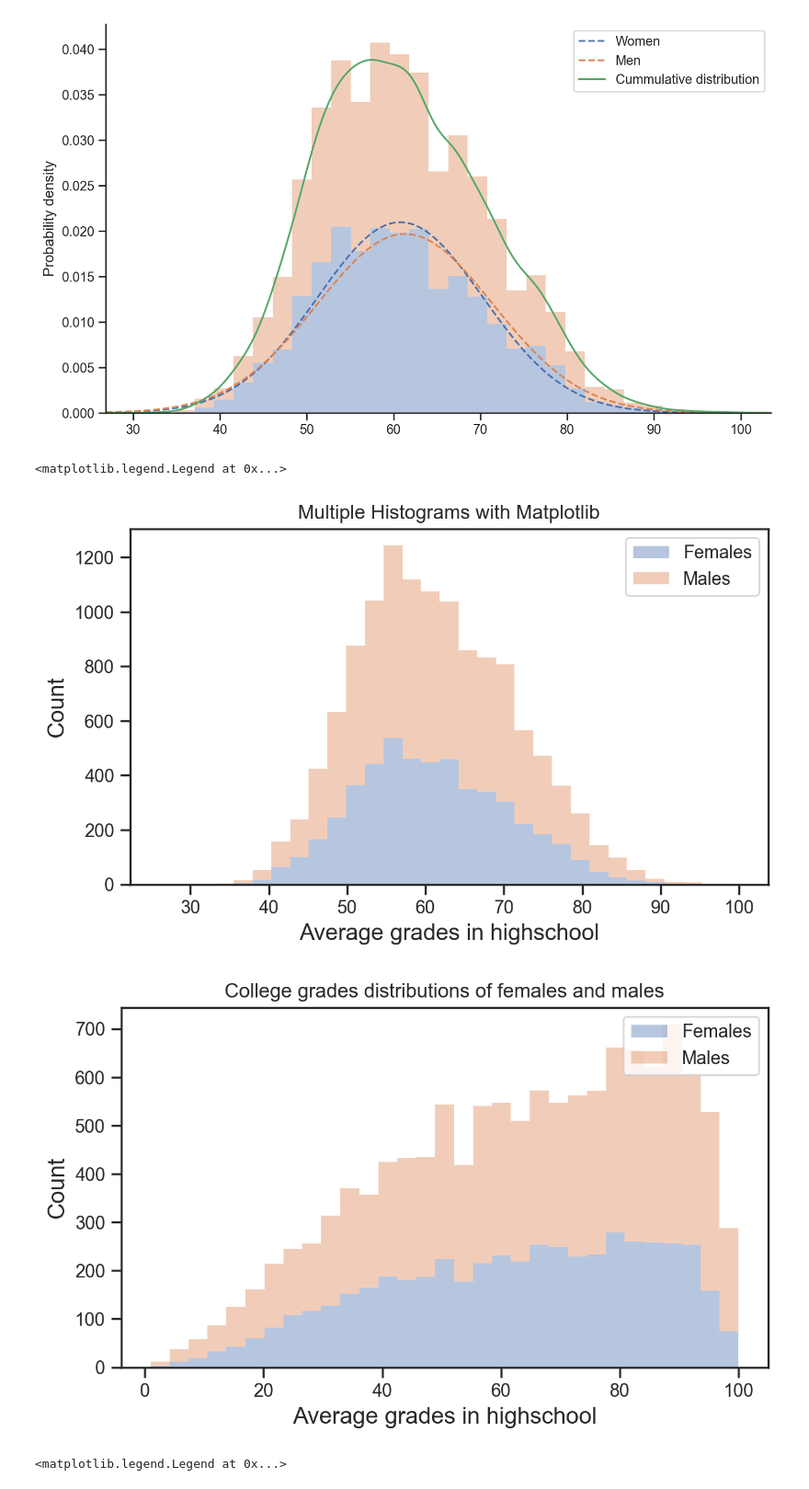
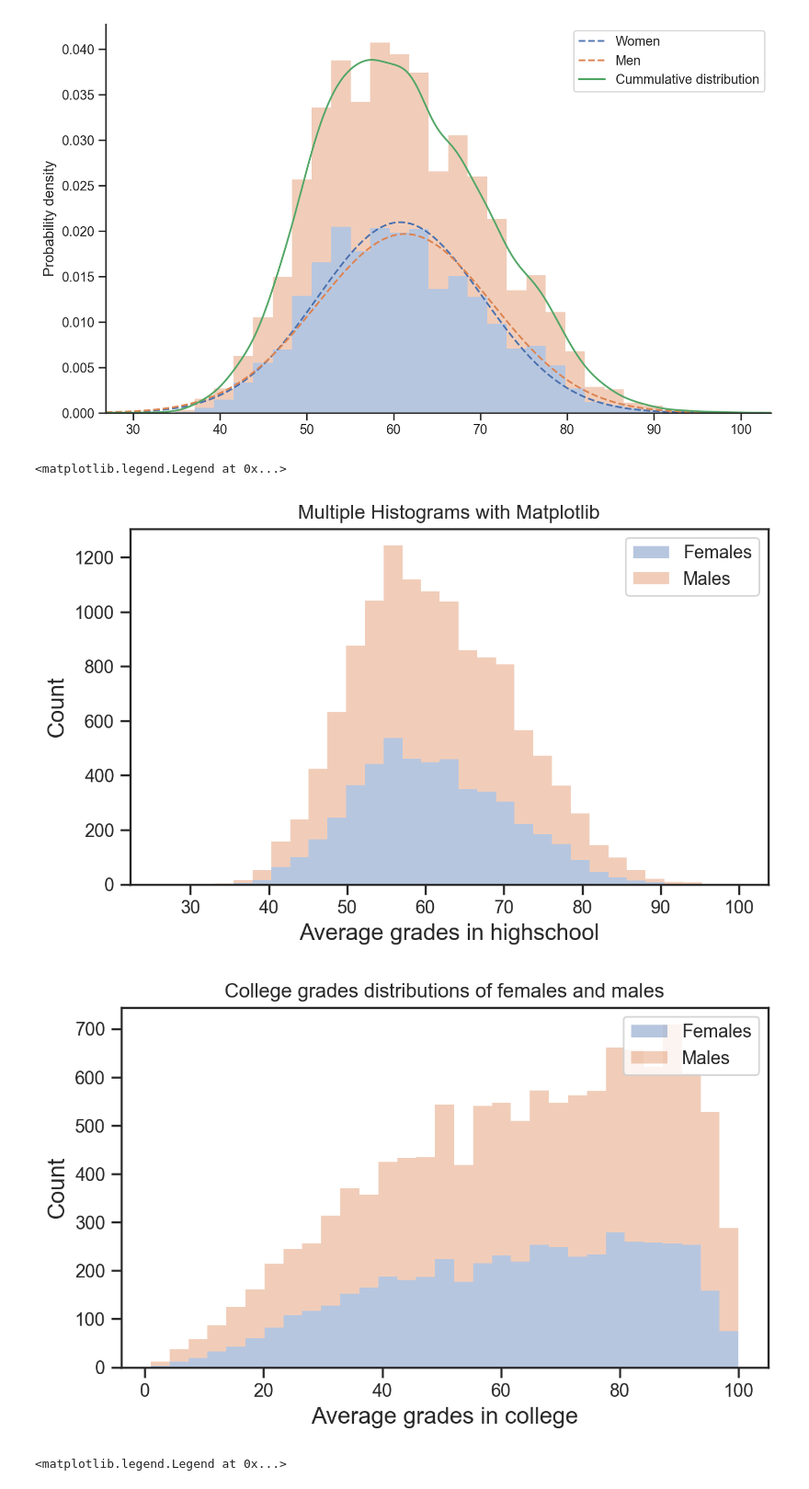
Before and after one commit to s183910/Bachelor_Gabi_Kat, a Jupyter notebook: Code/Basic_dists/Plots_4_rep.ipynb, the cells around one changed output. Shown at 92% size. Saved outputs shown, nothing was run; the diff lists cells and outputs as text; code cells hidden in the pictures.

```diff
--- a/Code/Basic_dists/Plots_4_rep.ipynb
+++ b/Code/Basic_dists/Plots_4_rep.ipynb
@@ -233,34 +233,34 @@ sns.despine()
 # %%
 # Men and women highschool grades average histograms
 # plt.figure(figsize=(8,6))
 men = df[df.GENDER=='M'][['GENDER','HI_GRADE_AVG']]
 women = df[df.GENDER=='F'][['GENDER','HI_GRADE_AVG']]
 fig,ax = plt.subplots()
 plt.hist([women.HI_GRADE_AVG, men.HI_GRADE_AVG], 31, histtype='barstacked', density=False, alpha=0.4, edgecolor='none', label=['Females','Males'])
 
 plt.xlabel("Average grades in highschool", size=14)
 plt.ylabel("Count", size=14)
 plt.title("Multiple Histograms with Matplotlib")
 plt.legend(loc='upper right')
 
 
 # Men and women college grades average histograms
 # plt.figure(figsize=(8,6))
 men = df[df.GENDER=='M'][['GENDER','COL_GRADE_AVG']]
 women = df[df.GENDER=='F'][['GENDER','COL_GRADE_AVG']]
 fig,ax = plt.subplots()
 plt.hist([women.COL_GRADE_AVG, men.COL_GRADE_AVG], 31, histtype='barstacked', density=False, alpha=0.4, edgecolor='none', label=['Females','Males'])
 #TODO legend added
 
-plt.xlabel("Average grades in highschool", size=14)
+plt.xlabel("Average grades in college", size=14)
 plt.legend()
 plt.ylabel("Count", size=14)
 plt.title("College grades distributions of females and males")
 plt.legend(loc='upper right')
 # %% [output]
 <matplotlib.legend.Legend at 0x...>
 [figure]
-[figure, old version]
+[figure, new version]
 # %%
 #Men and women college average grades histogram equal amount of data
 plt.figure(figsize=(8,6))
```
Also changed, not shown: parts of 3 cells of this notebook, 1 other file.
